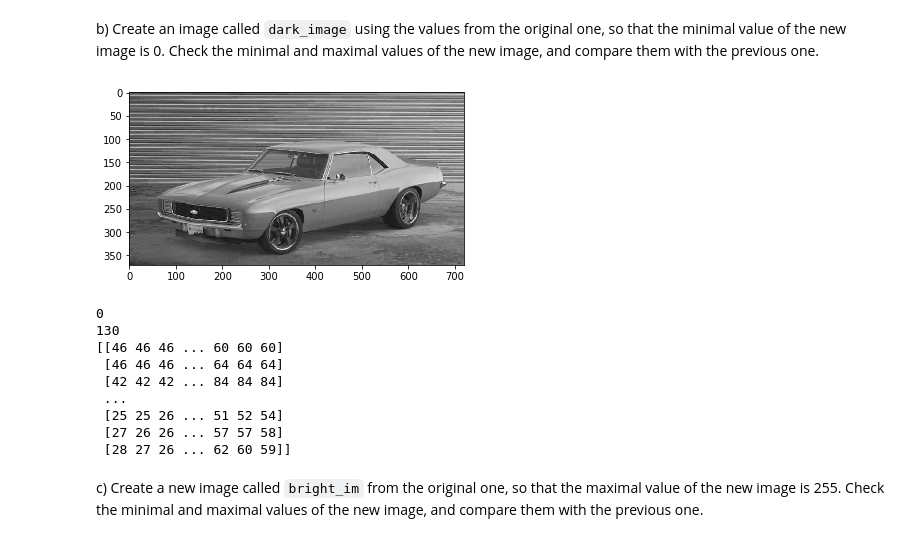
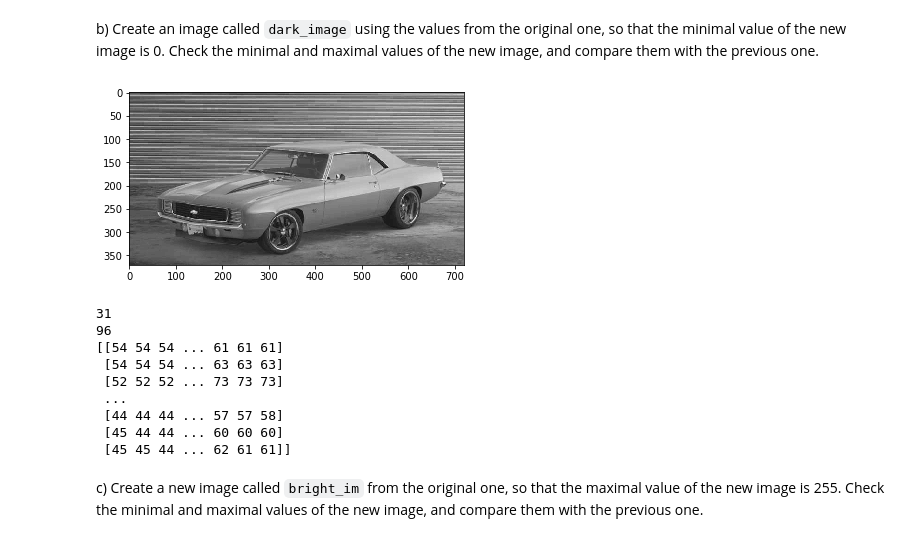
Before and after one commit to marcFernandez/VA, a Jupyter notebook: p1/p1.ipynb, the cells around one changed output. Drawn from its saved outputs; the diff is of its cells as text; code cells hidden in the pictures.

```diff
--- a/p1/p1.ipynb
+++ b/p1/p1.ipynb
@@ -273,23 +255,23 @@ plt.show()
 b) Create an image called `dark_image` using the  values from the original one, so that the minimal value of the new image is 0. Check the minimal and maximal values of the new image, and compare them with the previous one.
 # %%
 dark_image = io.imread('images/car_lowContrast.jpg')
-dark_image[:,:] = dark_image[:,:]-63
+dark_image[:,:] = dark_image[:,:]/2
 plt.imshow(dark_image,cmap='gray')
 plt.show()
 print(dark_image.min())
 print(dark_image.max())
 print(dark_image)
 # %% [output]
-[figure, old version]
+[figure, new version]
-0
-130
-[[46 46 46 ... 60 60 60]
- [46 46 46 ... 64 64 64]
- [42 42 42 ... 84 84 84]
+31
+96
+[[54 54 54 ... 61 61 61]
+ [54 54 54 ... 63 63 63]
+ [52 52 52 ... 73 73 73]
  ...
- [25 25 26 ... 51 52 54]
- [27 26 26 ... 57 57 58]
- [28 27 26 ... 62 60 59]]
+ [44 44 44 ... 57 57 58]
+ [45 44 44 ... 60 60 60]
+ [45 45 44 ... 62 61 61]]
 # %% [markdown]
 c) Create a new image called `bright_im` from the original one, so that the maximal value of the new image is 255. Check the minimal and maximal values of the new image, and compare them with the previous one.
 # %%
```
Also changed, not shown: parts of 28 cells of this notebook, 3 other files.
